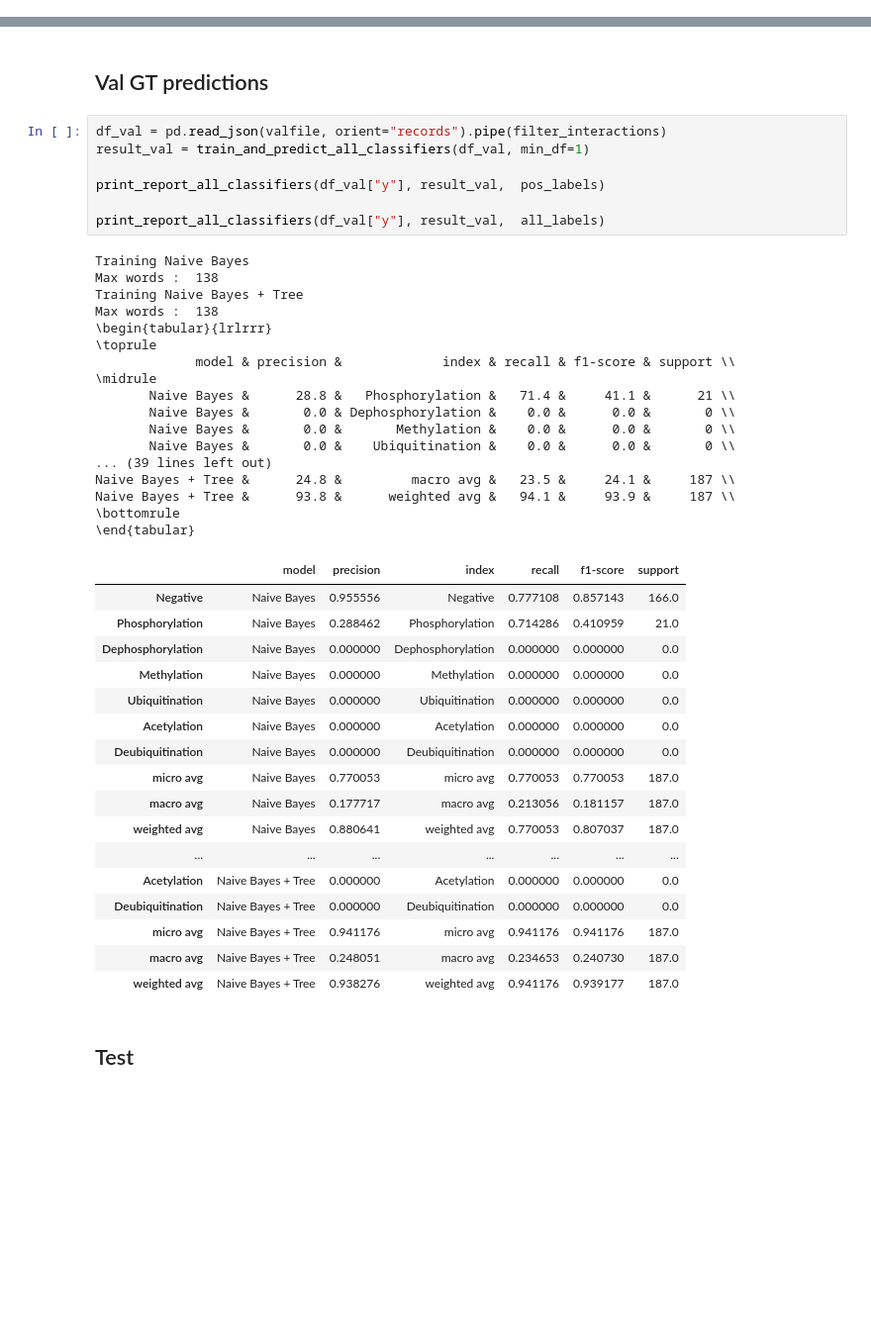
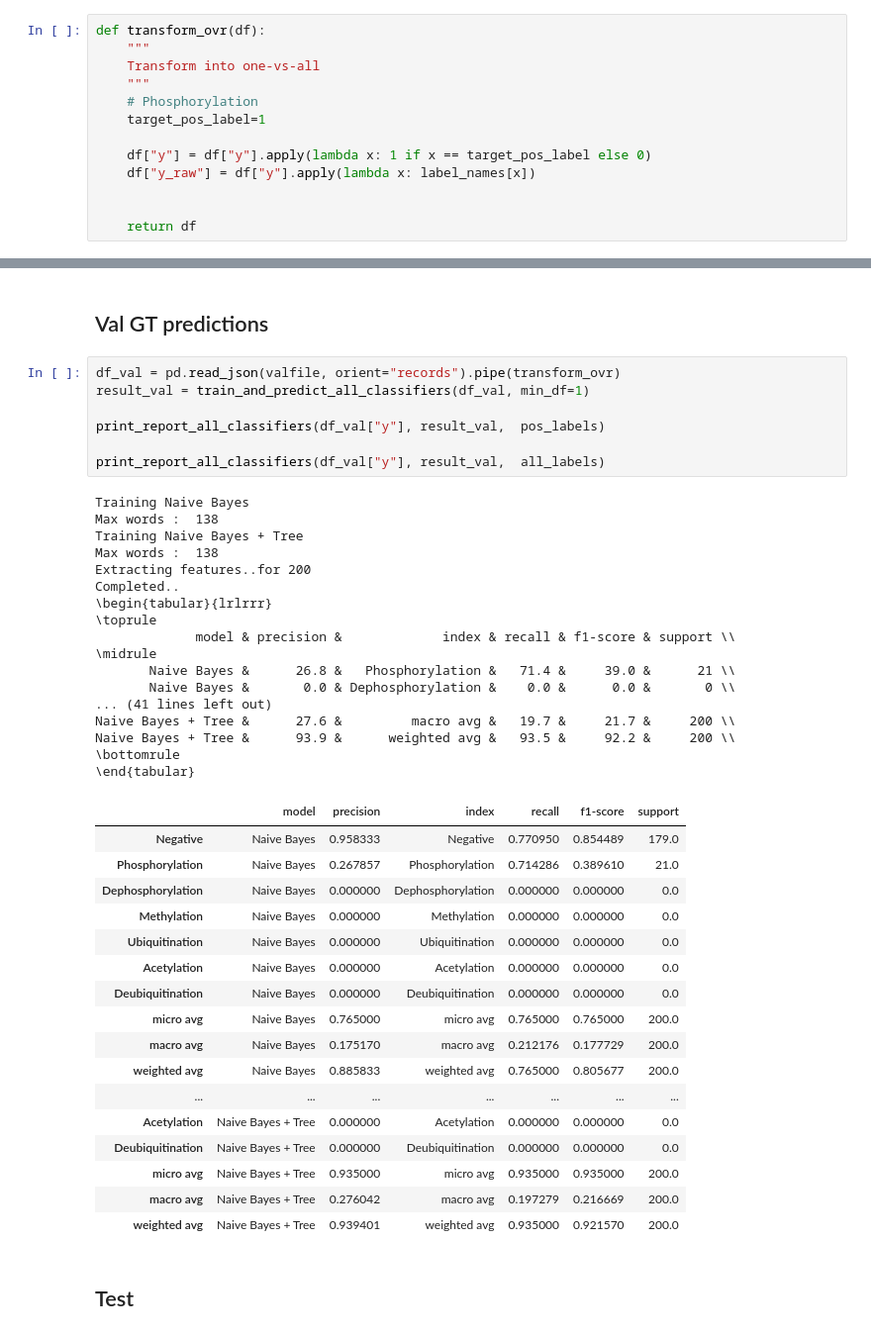
Before and after one commit to elangovana/bert-shortcuts, a Jupyter notebook: notebooks/ptm_ppi_shortcut_analysis.ipynb, the cells around one changed output, grey strips where cells are left out. Shown at 99% size. Drawn from its saved outputs; the diff is of its cells as text; blank space fills up the shorter version.

```diff
--- a/notebooks/ptm_ppi_shortcut_analysis.ipynb
+++ b/notebooks/ptm_ppi_shortcut_analysis.ipynb
@@ -263 +260,14 @@ def filter_interactions(df, target_column = 'y', target_values=[0, 1]):
+# %%
+def transform_ovr(df):
+    """
+    Transform into one-vs-all
+    """
+    # Phosphorylation
+    target_pos_label=1
+
+    df["y"] = df["y"].apply(lambda x: 1 if x == target_pos_label else 0)
+    df["y_raw"] = df["y"].apply(lambda x: label_names[x])
+
+
+    return df
 # %%
@@ -351,46 +361,46 @@ get_top_discrimintary_keywords(train_result[NAIVE_BAYES]["m"],1)
 # %% [markdown]
 ## Val GT predictions
 # %%
-df_val = pd.read_json(valfile, orient="records").pipe(filter_interactions)
+df_val = pd.read_json(valfile, orient="records").pipe(transform_ovr)
 result_val = train_and_predict_all_classifiers(df_val, min_df=1)
 
 print_report_all_classifiers(df_val["y"], result_val,  pos_labels)
 
 print_report_all_classifiers(df_val["y"], result_val,  all_labels)
 # %% [output]
 Training Naive Bayes
 Max words :  138
 Training Naive Bayes + Tree
 Max words :  138
+Extracting features..for 200
+Completed..
 \begin{tabular}{lrlrrr}
 \toprule
              model & precision &             index & recall & f1-score & support \\
 \midrule
-       Naive Bayes &      28.8 &   Phosphorylation &   71.4 &     41.1 &      21 \\
+       Naive Bayes &      26.8 &   Phosphorylation &   71.4 &     39.0 &      21 \\
        Naive Bayes &       0.0 & Dephosphorylation &    0.0 &      0.0 &       0 \\
-       Naive Bayes &       0.0 &       Methylation &    0.0 &      0.0 &       0 \\
-       Naive Bayes &       0.0 &    Ubiquitination &    0.0 &      0.0 &       0 \\
-... (39 lines left out)
-Naive Bayes + Tree &      24.8 &         macro avg &   23.5 &     24.1 &     187 \\
-Naive Bayes + Tree &      93.8 &      weighted avg &   94.1 &     93.9 &     187 \\
+... (41 lines left out)
+Naive Bayes + Tree &      27.6 &         macro avg &   19.7 &     21.7 &     200 \\
+Naive Bayes + Tree &      93.9 &      weighted avg &   93.5 &     92.2 &     200 \\
 \bottomrule
 \end{tabular}
 |  | model | precision | index | recall | f1-score | support |
-| Negative | Naive Bayes | 0.955556 | Negative | 0.777108 | 0.857143 | 166.0 |
-| Phosphorylation | Naive Bayes | 0.288462 | Phosphorylation | 0.714286 | 0.410959 | 21.0 |
+| Negative | Naive Bayes | 0.958333 | Negative | 0.770950 | 0.854489 | 179.0 |
+| Phosphorylation | Naive Bayes | 0.267857 | Phosphorylation | 0.714286 | 0.389610 | 21.0 |
 | Dephosphorylation | Naive Bayes | 0.000000 | Dephosphorylation | 0.000000 | 0.000000 | 0.0 |
 | Methylation | Naive Bayes | 0.000000 | Methylation | 0.000000 | 0.000000 | 0.0 |
 | Ubiquitination | Naive Bayes | 0.000000 | Ubiquitination | 0.000000 | 0.000000 | 0.0 |
 | Acetylation | Naive Bayes | 0.000000 | Acetylation | 0.000000 | 0.000000 | 0.0 |
 | Deubiquitination | Naive Bayes | 0.000000 | Deubiquitination | 0.000000 | 0.000000 | 0.0 |
-| micro avg | Naive Bayes | 0.770053 | micro avg | 0.770053 | 0.770053 | 187.0 |
-| macro avg | Naive Bayes | 0.177717 | macro avg | 0.213056 | 0.181157 | 187.0 |
-| weighted avg | Naive Bayes | 0.880641 | weighted avg | 0.770053 | 0.807037 | 187.0 |
+| micro avg | Naive Bayes | 0.765000 | micro avg | 0.765000 | 0.765000 | 200.0 |
+| macro avg | Naive Bayes | 0.175170 | macro avg | 0.212176 | 0.177729 | 200.0 |
+| weighted avg | Naive Bayes | 0.885833 | weighted avg | 0.765000 | 0.805677 | 200.0 |
 | ... | ... | ... | ... | ... | ... | ... |
 | Acetylation | Naive Bayes + Tree | 0.000000 | Acetylation | 0.000000 | 0.000000 | 0.0 |
 | Deubiquitination | Naive Bayes + Tree | 0.000000 | Deubiquitination | 0.000000 | 0.000000 | 0.0 |
-| micro avg | Naive Bayes + Tree | 0.941176 | micro avg | 0.941176 | 0.941176 | 187.0 |
-| macro avg | Naive Bayes + Tree | 0.248051 | macro avg | 0.234653 | 0.240730 | 187.0 |
-| weighted avg | Naive Bayes + Tree | 0.938276 | weighted avg | 0.941176 | 0.939177 | 187.0 |
+| micro avg | Naive Bayes + Tree | 0.935000 | micro avg | 0.935000 | 0.935000 | 200.0 |
+| macro avg | Naive Bayes + Tree | 0.276042 | macro avg | 0.197279 | 0.216669 | 200.0 |
+| weighted avg | Naive Bayes + Tree | 0.939401 | weighted avg | 0.935000 | 0.921570 | 200.0 |
 # %% [markdown]
 ## Test
```
Also changed, not shown: parts of 41 cells of this notebook.
